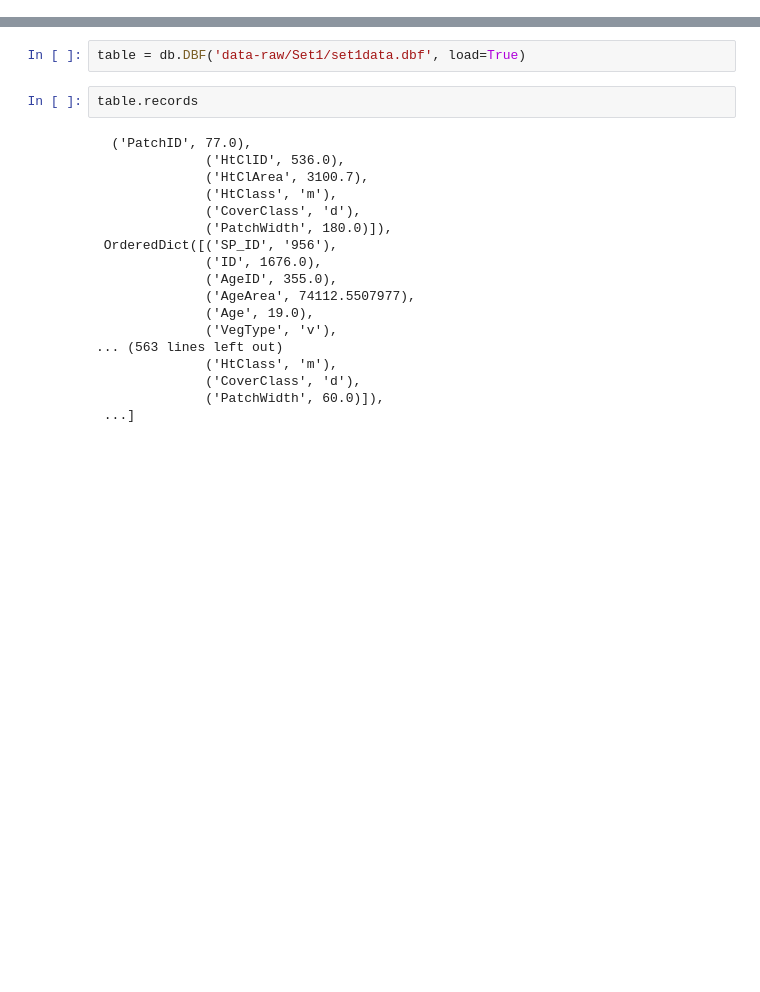
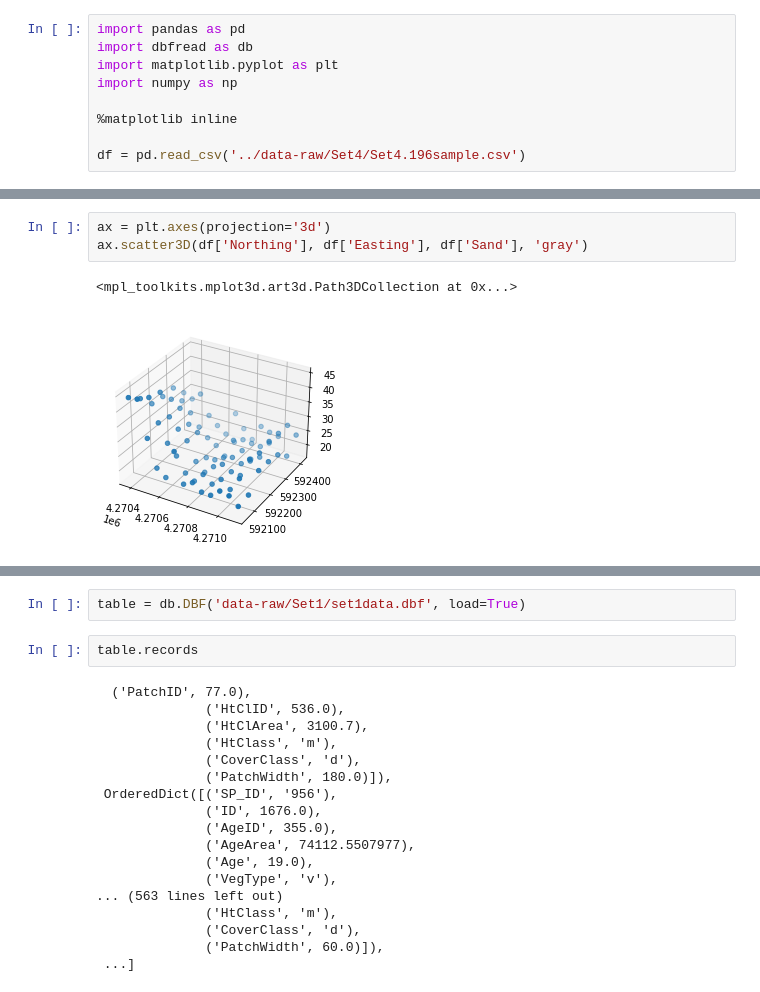
Before and after one commit to rtjohnson12/spade, a Jupyter notebook: notebooks/EDA.ipynb, the cells around one changed output, grey strips where cells are left out. Drawn from its saved outputs; the diff is of its cells as text; blank space fills up the shorter version.

```diff
--- a/notebooks/EDA.ipynb
+++ b/notebooks/EDA.ipynb
@@ -3,0 +5,9 @@ import dbfread as db
+# %%
+import pandas as pd
+import dbfread as db
+import matplotlib.pyplot as plt
+import numpy as np
+
+%matplotlib inline
+
+df = pd.read_csv('../data-raw/Set4/Set4.196sample.csv')
@@ -3,0 +34,6 @@ import dbfread as db
+# %%
+ax = plt.axes(projection='3d')
+ax.scatter3D(df['Northing'], df['Easting'], df['Sand'], 'gray')
+# %% [output]
+<mpl_toolkits.mplot3d.art3d.Path3DCollection at 0x...>
+[figure, added]
```
Also changed, not shown: parts of 6 cells of this notebook.
